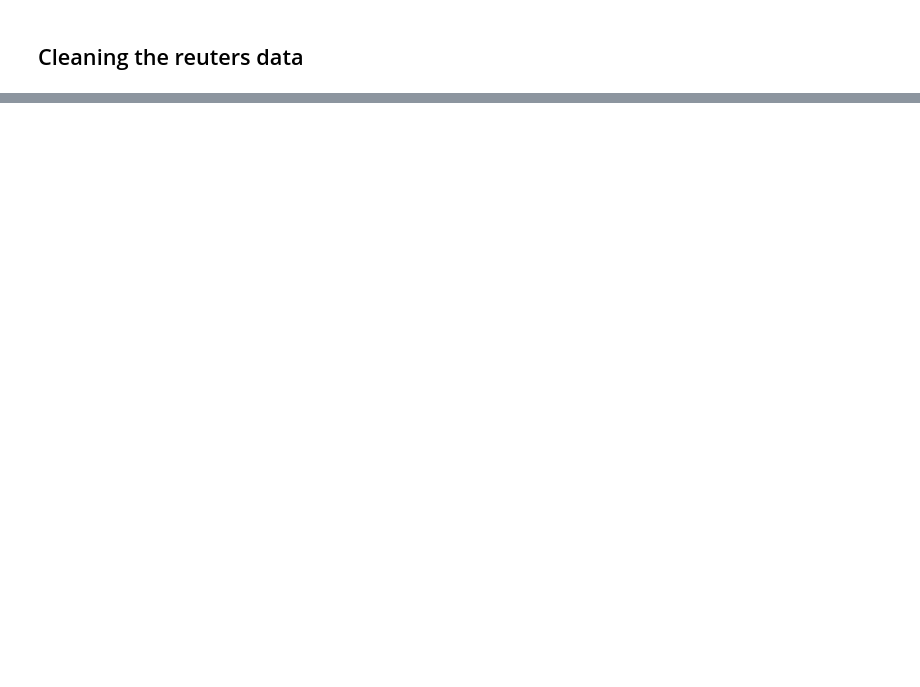
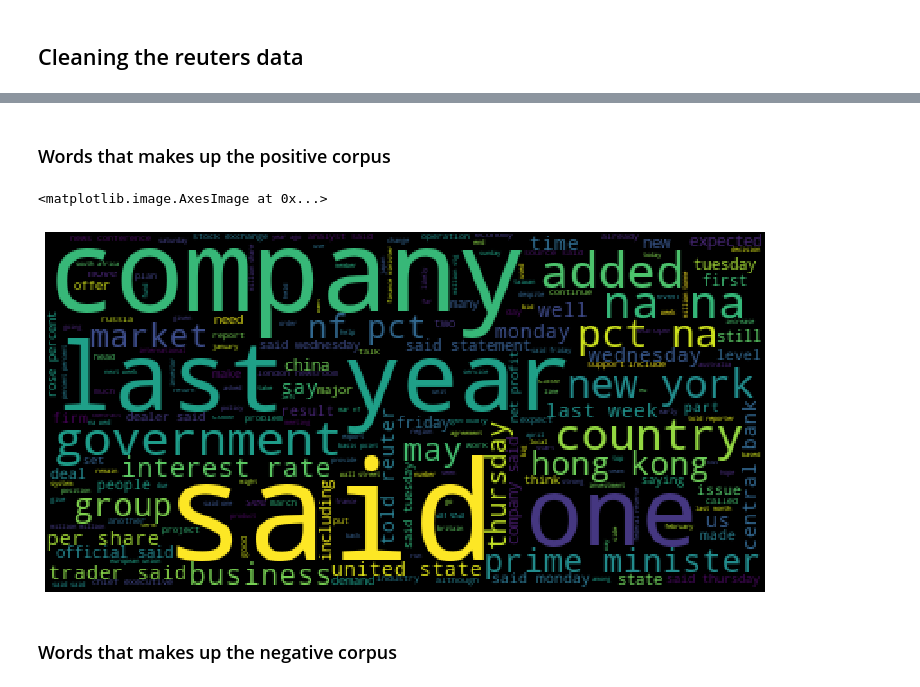
Before and after one commit to rajesh-gupta-14/Multi-Label-Classification, a Jupyter notebook: main-nb.ipynb, the cells around one changed output, grey strips where cells are left out. Saved outputs shown, nothing was run; the diff lists cells and outputs as text; code cells hidden in the pictures; blank space fills up the shorter version.

```diff
--- a/main-nb.ipynb
+++ b/main-nb.ipynb
@@ -55,0 +197,17 @@ reuters_raw_df.head(5)
+# %% [markdown]
+### Words that makes up the positive corpus
+# %%
+positive_df = reuters_clean_df[reuters_clean_df["sentiment"]=="positive"].reset_index().drop("index", axis=1)
+# %%
+positive_word_cloud_obj = generate_word_cloud(positive_df, column_name="input")
+# %%
+# Visualizing the word cloud
+plt.figure(figsize = (10, 10))
+plt.axis### Word cloud that makes up the positive corpus("off")
+plt.tight_layout(pad=0)
+plt.imshow(positive_word_cloud_obj)
+# %% [output]
+<matplotlib.image.AxesImage at 0x...>
+[figure, added]
+# %% [markdown]
+### Words that makes up the negative corpus
```
Also changed, not shown: parts of 48 cells of this notebook, 10 other files.
